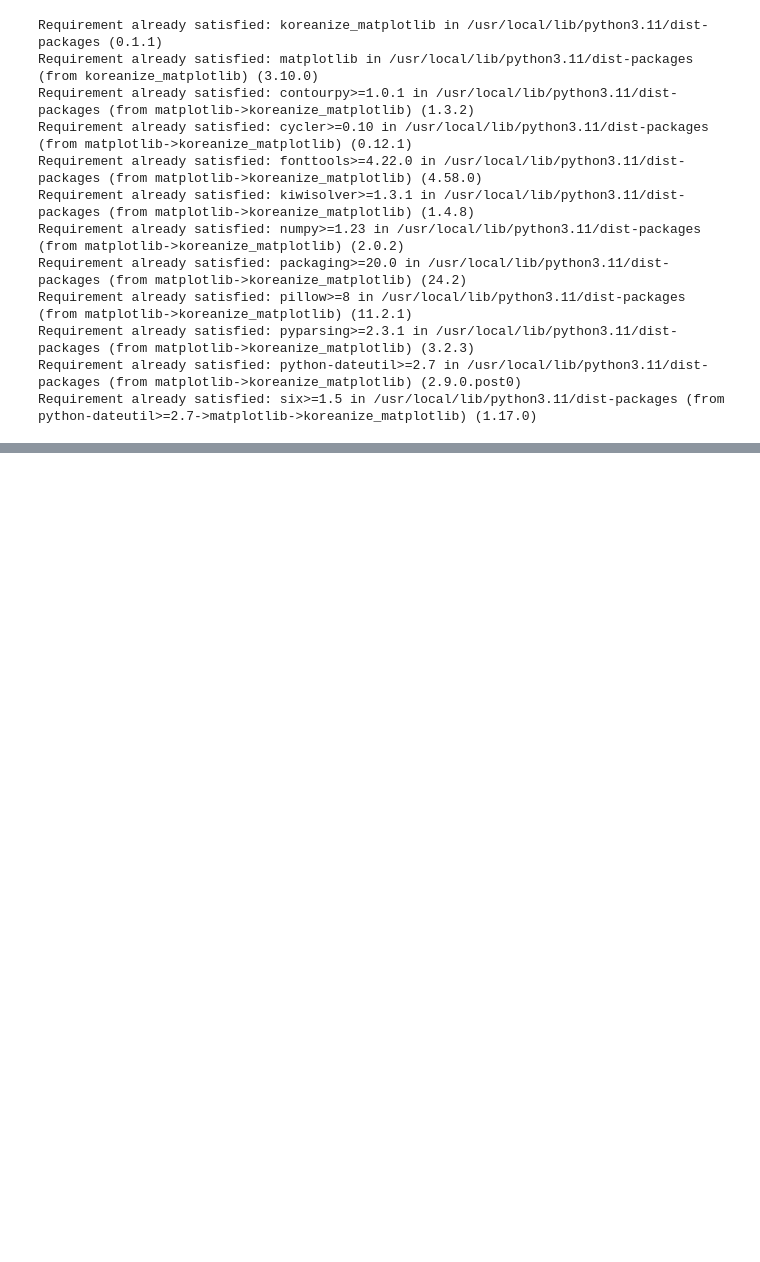
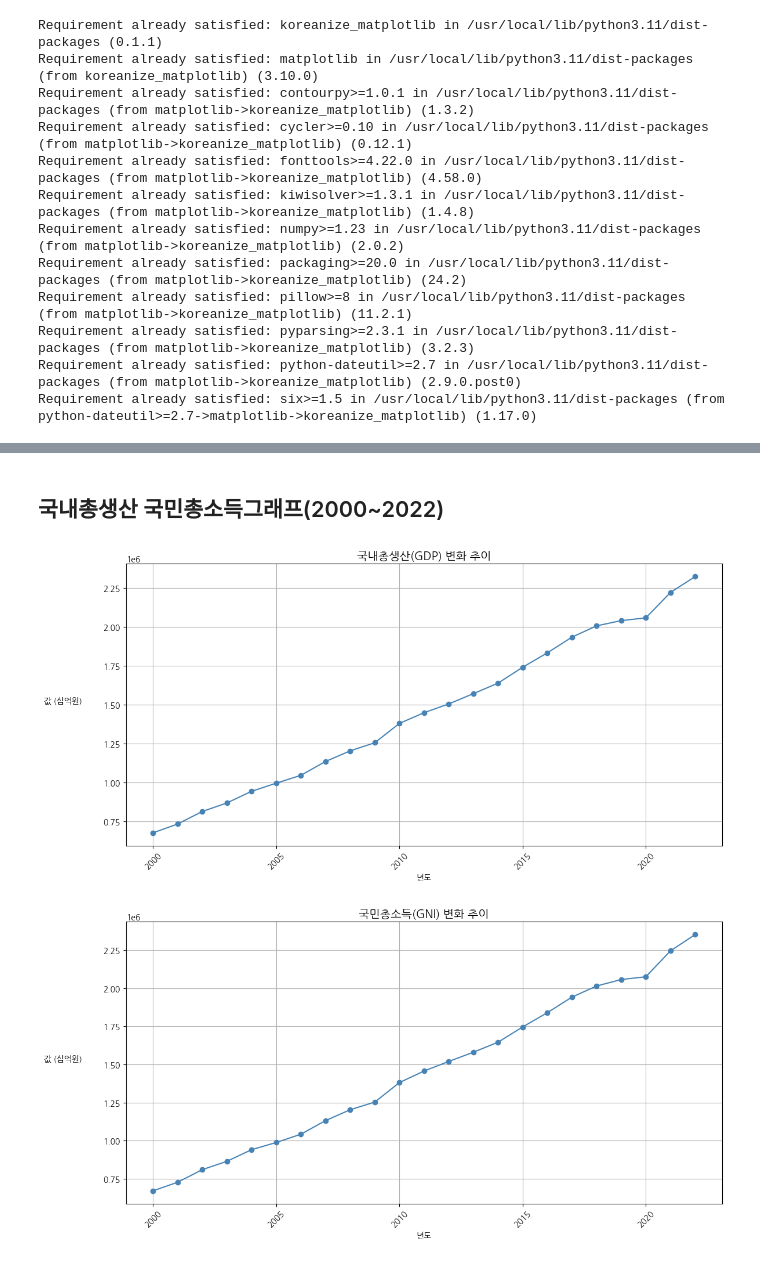
Before and after one commit to woojin0534/2025-1-myclass-BDA, a Jupyter notebook: inclass/swimmingpooltitanic.ipynb, the cells around one changed output, grey strips where cells are left out. Drawn from its saved outputs; the diff is of its cells as text; code cells hidden in the pictures; blank space fills up the shorter version.

```diff
--- a/inclass/swimmingpooltitanic.ipynb
+++ b/inclass/swimmingpooltitanic.ipynb
@@ -136,0 +268,35 @@ memory usage: 122.8+ KB
+# %% [markdown]
+## 국내총생산 국민총소득그래프(2000~2022)
+# %%
+import pandas as pd
+import matplotlib.pyplot as plt
+
+# 📂 CSV 파일 불러오기 (CP949: 윈도우 엑셀용 인코딩)
+df = pd.read_csv('/content/sample_data/주요지표_연간지표__20250506182224.csv', encoding='cp949')
+
+# 🔄 데이터를 긴 형태로 변환 (연도별 값으로 정리)
+df_melted = df.melt(id_vars='계정항목별', var_name='년도', value_name='값')
+df_melted['년도'] = df_melted['년도'].astype(int)
+
+# 🎯 그래프로 그릴 주요 항목 설정
+targets = {
+    '국내총생산(명목, 원화표시) (십억원)': '국내총생산(GDP)',
+    '국민총소득(명목, 원화표시) (십억원)': '국민총소득(GNI)'
+}
+
+# 📊 각 항목별로 선 그래프 출력
+for indicator, title in targets.items():
+    data = df_melted[df_melted['계정항목별'] == indicator]
+
+    plt.figure(figsize=(12, 6))
+    plt.plot(data['년도'], data['값'], marker='o', color='steelblue')
+    plt.title(f'{title} 변화 추이', fontsize=14)
+    plt.xlabel('년도')
+    plt.ylabel('값 (십억원)', rotation=0, labelpad=50)  # y축 제목 가로로 설정
+    plt.grid(True)
+    plt.xticks(rotation=45)
+    plt.tight_layout()
+    plt.show()
+# %% [output]
+[figure, added]
+[figure, added]
```
Also changed, not shown: parts of 24 cells of this notebook.
